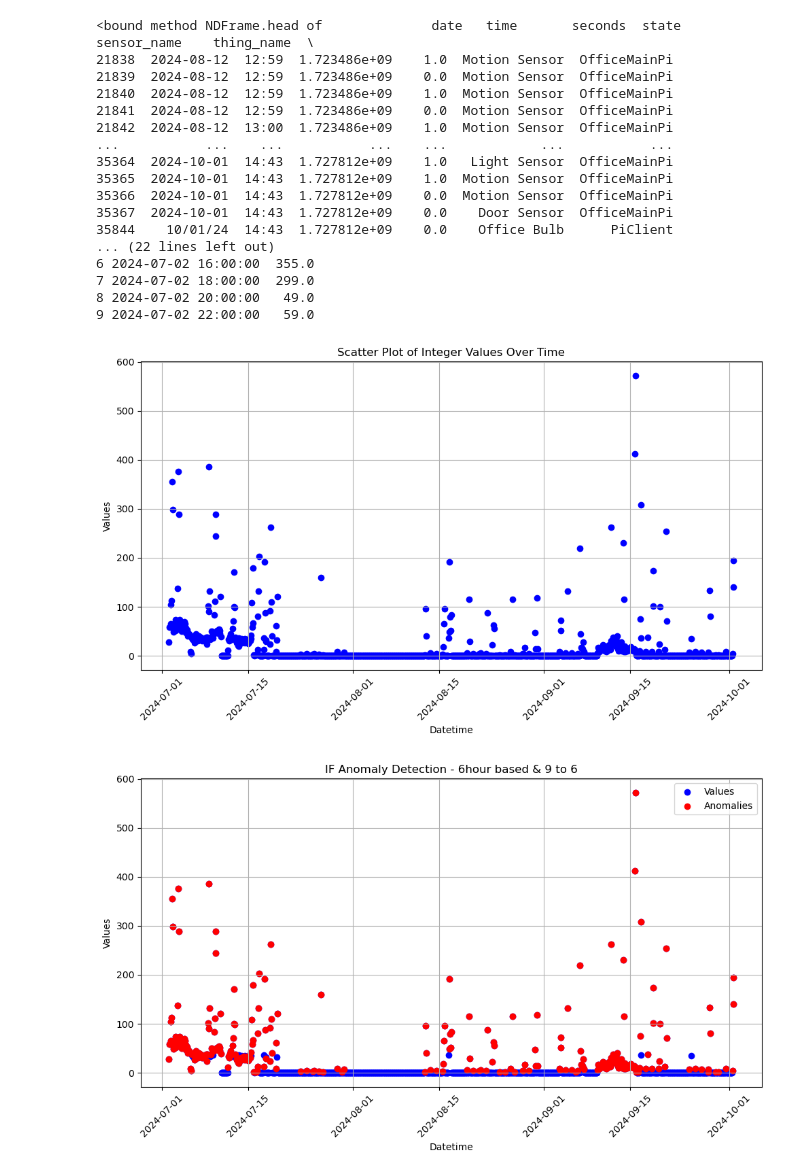
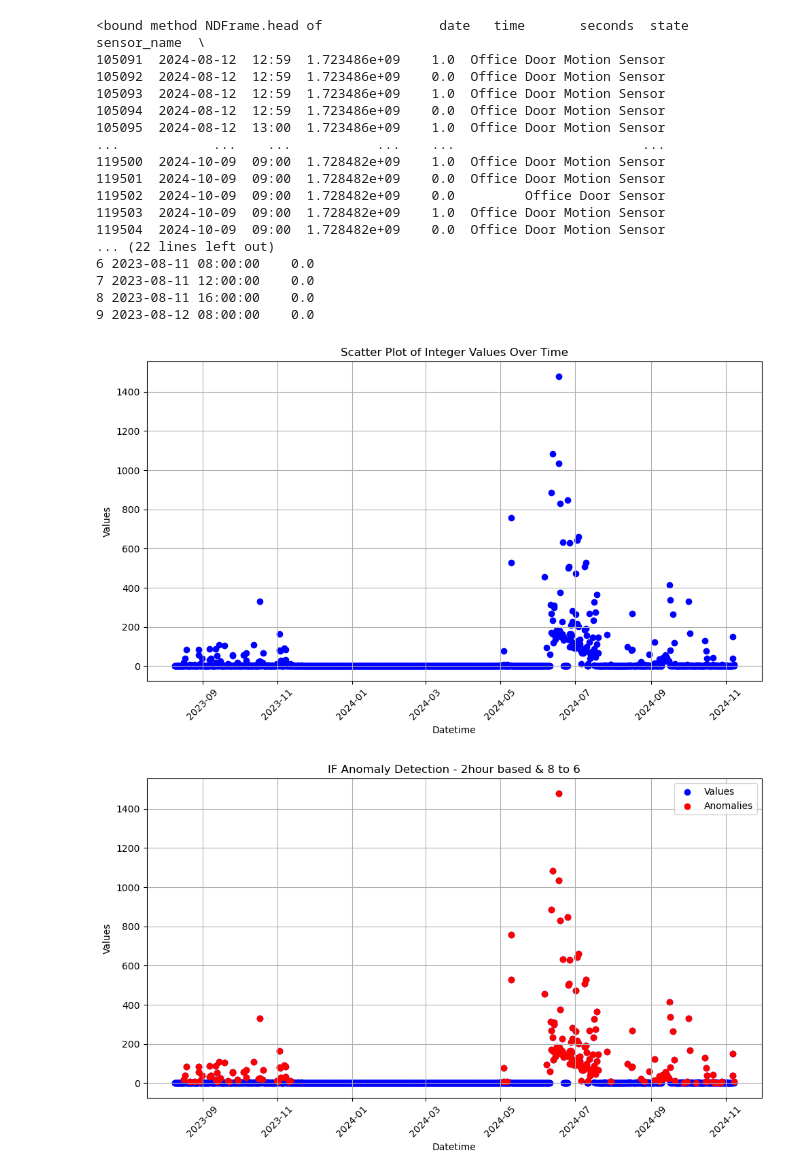
Before and after one commit to AsifTanvir/SEAD-analysis, a Jupyter notebook: Office_data_analysis.ipynb, the cells around one changed output. Drawn from its saved outputs; the diff is of its cells as text; code cells hidden in the pictures.

Commit message:
plots and runtime analysis for the lab data and the office data

```diff
--- a/Office_data_analysis.ipynb
+++ b/Office_data_analysis.ipynb
@@ -3,8 +3,10 @@ import pandas as pd
 import matplotlib.pyplot as plt
 
 # Load the two CSV files
-df1 = pd.read_csv('./Data/Prof_Office_Data/office_group_records_07_02.csv')
-df2 = pd.read_csv('./Data/Prof_Office_Data/office_actuator_records.csv')
+# df1 = pd.read_csv('./Data/Prof_Office_Data/office_group_records_07_02.csv')
+
+df1 = pd.read_csv('./Data/Prof_Office_Data/office_group_records_all.csv')
+# df2 = pd.read_csv('./Data/Prof_Office_Data/office_actuator_records.csv')
 
 #original_df = df1.copy() #Keep a copy to compare
 ## Toggle the values of Light Sensor.
@@ -22,7 +24,8 @@ df1.loc[df1['sensor_name'] == 'Light Sensor', 'state'] = 1 - df1['state']
 
 
 # Combine the two DataFrames (concatenating rows)
-combined_office_data = pd.concat([df1, df2], ignore_index=True)
+# combined_office_data = pd.concat([df1, df2], ignore_index=True)
+combined_office_data = df1
 
 # Convert the 'datetime' column to a datetime data type if necessary
 combined_office_data['datetime'] = pd.to_datetime(combined_office_data['seconds'], unit='s')
@@ -69,38 +72,40 @@ combined_office_data = combined_office_data.set_index('datetime') #make the date
 
 # combined_office_data_filtered = combined_office_data.between_time('07:00', '19:00')
 # print(combined_office_data.size, combined_office_data_filtered.size)
-office_hourly = combined_office_data.state.resample('2h').sum() #resample on hourly basis and get summary of sensor values on that hour.
+office_hourly = combined_office_data.state.resample('4h').sum() #resample on hourly basis and get summary of sensor values on that hour.
 # print(office_hourly.head(10))
 
-filtered_office_hourly = filtered_office_data.state.resample('2h').sum()
+filtered_August_office_hourly = filtered_office_data.state.resample('4h').sum()
 
 #only take the resampled data from 7am to 7pm
-# office_hourly = office_hourly.between_time('09:00', '18:00')
+office_hourly = office_hourly.between_time('08:00', '18:00')
 office_hourly = office_hourly.reset_index()
 
-# filtered_office_hourly = filtered_office_hourly.between_time('09:00', '18:00')
-filtered_office_hourly = filtered_office_hourly.reset_index()
+filtered_August_office_hourly = filtered_August_office_hourly.between_time('09:00', '18:00')
+filtered_August_office_hourly = filtered_August_office_hourly.reset_index()
 
+combined_office_data = combined_office_data.reset_index()
+filtered_office_data = filtered_office_data.reset_index()
 print(office_hourly.head(10))
 # office_hourly.to_csv('test.csv', index=False)
 # %% [output]
-<bound method NDFrame.head of              date   time       seconds  state    sensor_name    thing_name  \
-21838  2024-08-12  12:59  1.723486e+09    1.0  Motion Sensor  OfficeMainPi
-21839  2024-08-12  12:59  1.723486e+09    0.0  Motion Sensor  OfficeMainPi
-21840  2024-08-12  12:59  1.723486e+09    1.0  Motion Sensor  OfficeMainPi
-21841  2024-08-12  12:59  1.723486e+09    0.0  Motion Sensor  OfficeMainPi
-21842  2024-08-12  13:00  1.723486e+09    1.0  Motion Sensor  OfficeMainPi
-...           ...    ...           ...    ...            ...           ...
-35364  2024-10-01  14:43  1.727812e+09    1.0   Light Sensor  OfficeMainPi
-35365  2024-10-01  14:43  1.727812e+09    1.0  Motion Sensor  OfficeMainPi
-35366  2024-10-01  14:43  1.727812e+09    0.0  Motion Sensor  OfficeMainPi
-35367  2024-10-01  14:43  1.727812e+09    0.0    Door Sensor  OfficeMainPi
-35844    10/01/24  14:43  1.727812e+09    0.0    Office Bulb      PiClient
+<bound method NDFrame.head of               date   time       seconds  state                sensor_name  \
+105091  2024-08-12  12:59  1.723486e+09    1.0  Office Door Motion Sensor
+105092  2024-08-12  12:59  1.723486e+09    0.0  Office Door Motion Sensor
+105093  2024-08-12  12:59  1.723486e+09    1.0  Office Door Motion Sensor
+105094  2024-08-12  12:59  1.723486e+09    0.0  Office Door Motion Sensor
+105095  2024-08-12  13:00  1.723486e+09    1.0  Office Door Motion Sensor
+...            ...    ...           ...    ...                        ...
+119500  2024-10-09  09:00  1.728482e+09    1.0  Office Door Motion Sensor
+119501  2024-10-09  09:00  1.728482e+09    0.0  Office Door Motion Sensor
+119502  2024-10-09  09:00  1.728482e+09    0.0         Office Door Sensor
+119503  2024-10-09  09:00  1.728482e+09    1.0  Office Door Motion Sensor
+119504  2024-10-09  09:00  1.728482e+09    0.0  Office Door Motion Sensor
 ... (22 lines left out)
-6 2024-07-02 16:00:00  355.0
-7 2024-07-02 18:00:00  299.0
-8 2024-07-02 20:00:00   49.0
-9 2024-07-02 22:00:00   59.0
+6 2023-08-11 08:00:00    0.0
+7 2023-08-11 12:00:00    0.0
+8 2023-08-11 16:00:00    0.0
+9 2023-08-12 08:00:00    0.0
 # %%
 plt.figure(figsize=(10, 6))
 plt.scatter(office_hourly['datetime'], office_hourly['state'], color='blue', marker='o')
@@ -118,7 +123,7 @@ plt.xticks(rotation=45)
 plt.tight_layout()
 plt.show()
 # %% [output]
-[figure, old version]
+[figure, new version]
 # %%
 from sklearn.ensemble import IsolationForest
 
@@ -143,32 +148,32 @@ non_anomalies = office_hourly[office_hourly['anomaly'] == 1]
 # Plot the results
 plt.figure(figsize=(10, 6))
 plt.scatter(office_hourly['datetime'], office_hourly['state'], label='Values', color='blue', marker='o')
 plt.scatter(anomalies['datetime'], anomalies['state'], color='red', label='Anomalies', marker='o')
-plt.title('IF Anomaly Detection - 6hour based & 9 to 6')
+plt.title('IF Anomaly Detection - 2hour based & 8 to 6')
 plt.xlabel('Datetime')
 plt.ylabel('Values')
 plt.legend()
 plt.xticks(rotation=45)
 plt.grid(True)
 plt.tight_layout()
 # plt.savefig('./Plots/Office_plots/IF_6H_9-6.png')
 plt.show()
 
 
 count_anomaly_h = (office_hourly['anomaly'] == -1).sum()
 
 # Calculate the percentage of values equal to -1
 percentage_h = (count_anomaly_h / len(office_hourly)) * 100
 print(f"Total anomalies: {count_anomaly_h}, Percentage of anomalous values: {percentage_h}%")
 
 #only print the non anomalous values which are not zero
 df_filtered = non_anomalies[non_anomalies['state'] != 0]
 print(df_filtered)
 
 print( non_anomalies)
 
 # non_anomalies.to_csv('./Output_CSV/regular_office.csv', index=False)
 # anomalies.to_csv('./Output_CSV/anomaly_office.csv', index=False)
 office_hourly.to_csv('./Output_CSV/office_data/IF_anomaly_2h.csv', index=False)
 # %% [output]
-[figure, old version]
+[figure, new version]
```
Also changed, not shown: parts of 10 cells of this notebook, 19 other files.
